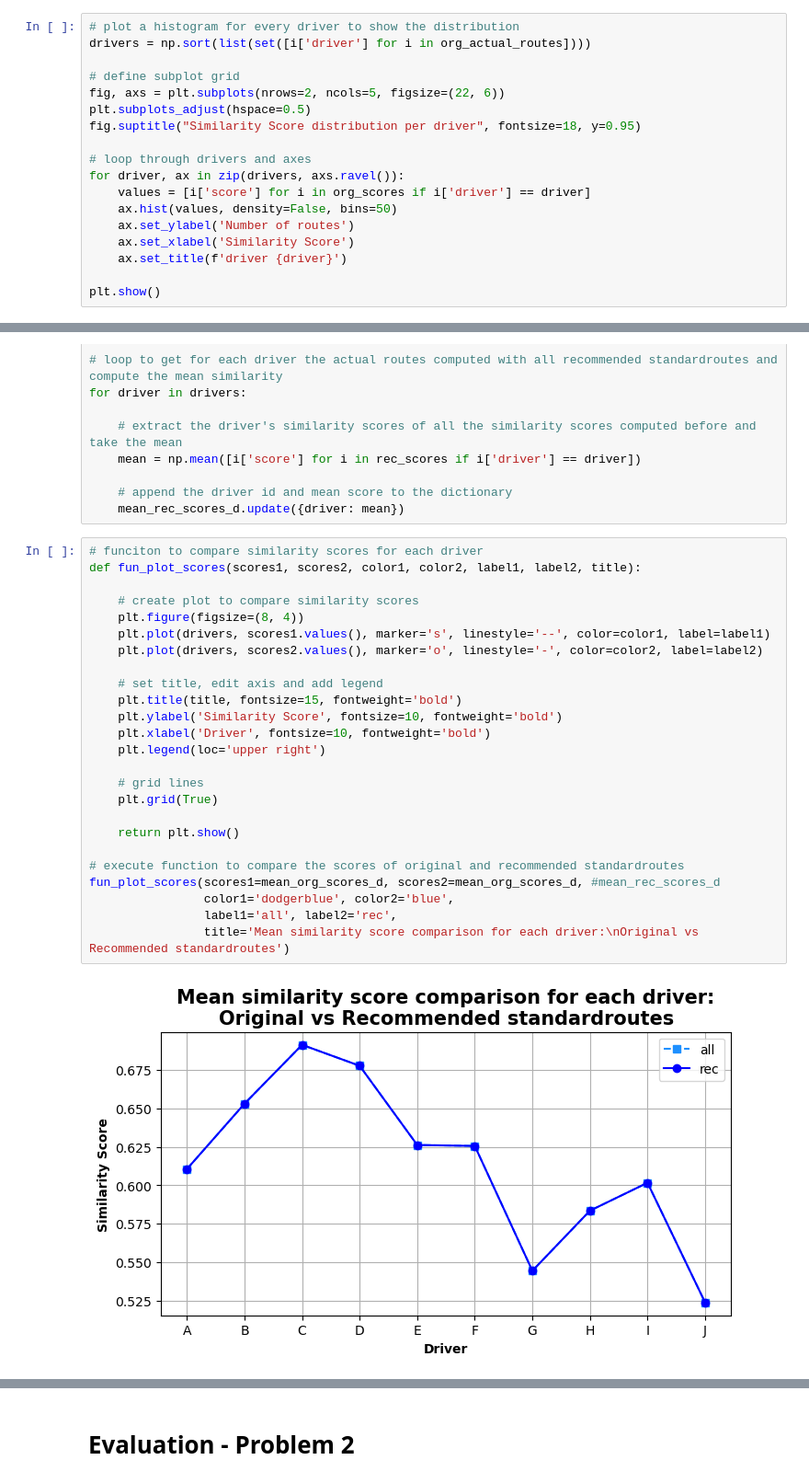
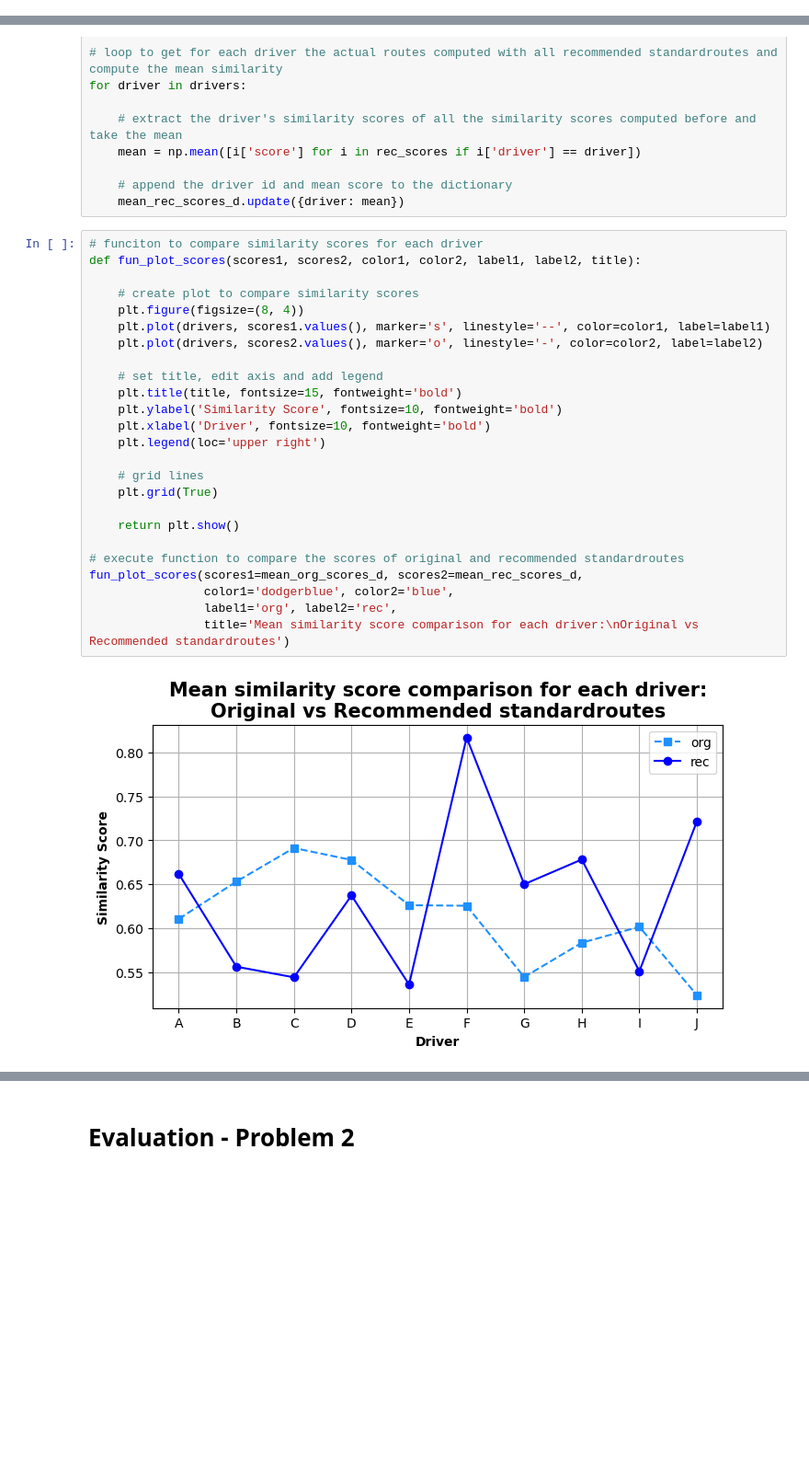
Before and after one commit to dennismgoetz/DataMining, a Jupyter notebook: evaluation.ipynb, the cells around one changed output, grey strips where cells are left out. Shown at 92% size. Drawn from its saved outputs; the diff is of its cells as text; blank space fills up the shorter version.

```diff
--- a/evaluation.ipynb
+++ b/evaluation.ipynb
@@ -111,18 +230,0 @@ plt.show()
-# %%
-# plot a histogram for every driver to show the distribution
-drivers = np.sort(list(set([i['driver'] for i in org_actual_routes])))
-
-# define subplot grid
-fig, axs = plt.subplots(nrows=2, ncols=5, figsize=(22, 6))
-plt.subplots_adjust(hspace=0.5)
-fig.suptitle("Similarity Score distribution per driver", fontsize=18, y=0.95)
-
-# loop through drivers and axes
-for driver, ax in zip(drivers, axs.ravel()):
-    values = [i['score'] for i in org_scores if i['driver'] == driver]
-    ax.hist(values, density=False, bins=50)
-    ax.set_ylabel('Number of routes')
-    ax.set_xlabel('Similarity Score')
-    ax.set_title(f'driver {driver}')
-
-plt.show()
@@ -194,27 +259,27 @@ for driver in drivers:
 # %%
 # funciton to compare similarity scores for each driver
 def fun_plot_scores(scores1, scores2, color1, color2, label1, label2, title):
 
     # create plot to compare similarity scores
     plt.figure(figsize=(8, 4))
     plt.plot(drivers, scores1.values(), marker='s', linestyle='--', color=color1, label=label1)
     plt.plot(drivers, scores2.values(), marker='o', linestyle='-', color=color2, label=label2)
 
     # set title, edit axis and add legend
     plt.title(title, fontsize=15, fontweight='bold')
     plt.ylabel('Similarity Score', fontsize=10, fontweight='bold')
     plt.xlabel('Driver', fontsize=10, fontweight='bold')
     plt.legend(loc='upper right')
 
     # grid lines
     plt.grid(True)
 
     return plt.show()
 
 # execute function to compare the scores of original and recommended standardroutes
-fun_plot_scores(scores1=mean_org_scores_d, scores2=mean_org_scores_d, #mean_rec_scores_d
+fun_plot_scores(scores1=mean_org_scores_d, scores2=mean_rec_scores_d,
                 color1='dodgerblue', color2='blue',
-                label1='all', label2='rec',
+                label1='org', label2='rec',
                 title='Mean similarity score comparison for each driver:\nOriginal vs Recommended standardroutes')
 # %% [output]
-[figure, old version]
+[figure, new version]
```
Also changed, not shown: parts of 47 cells of this notebook, 5 other files.
